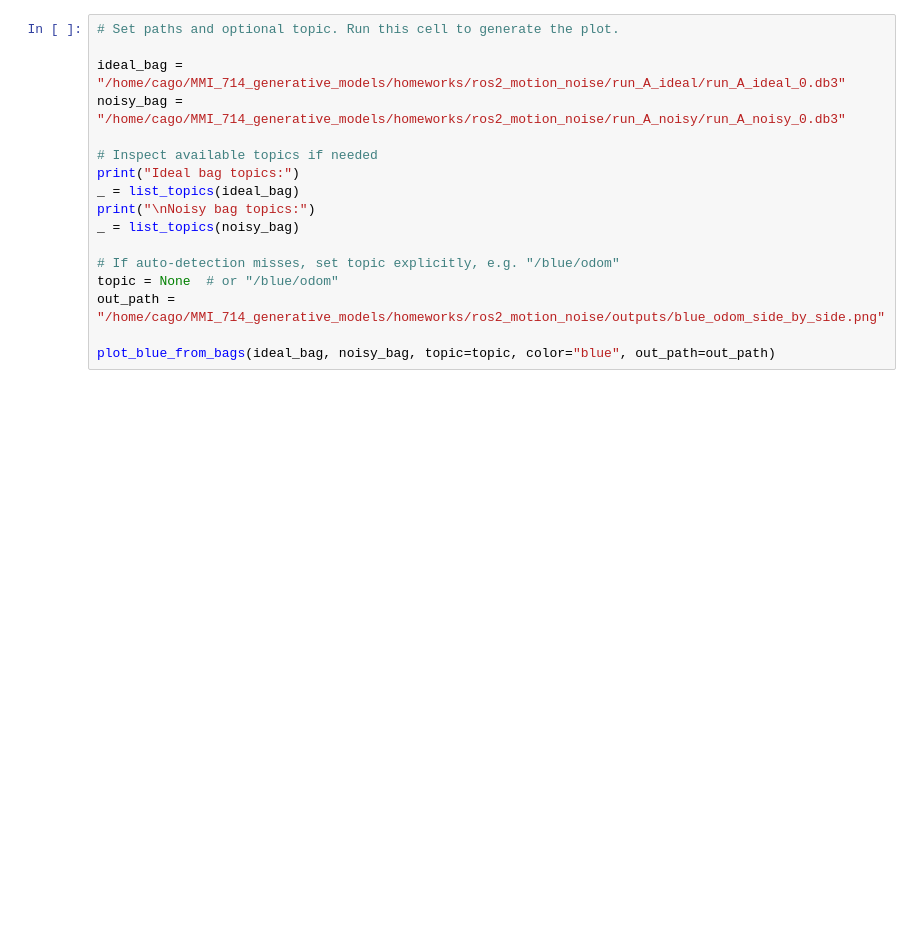
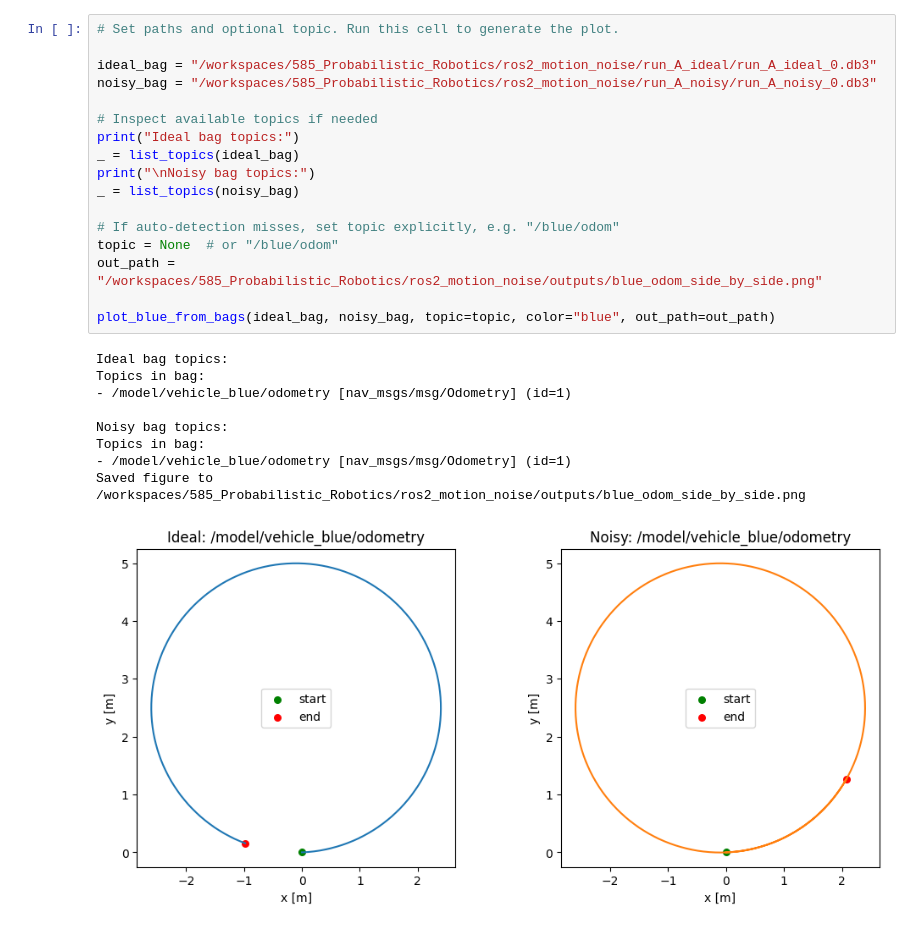
Before and after one commit to amnessa/585_Probabilistic_Robotics, a Jupyter notebook: ros2_motion_noise/ros2_db3_parser.ipynb, the cells around one changed output. Drawn from its saved outputs; the diff is of its cells as text; blank space fills up the shorter version.

```diff
--- a/ros2_motion_noise/ros2_db3_parser.ipynb
+++ b/ros2_motion_noise/ros2_db3_parser.ipynb
@@ -197,17 +204,27 @@ if __name__ == "__main__":
 # %%
 # Set paths and optional topic. Run this cell to generate the plot.
 
-ideal_bag = "/home/cago/MMI_714_generative_models/homeworks/ros2_motion_noise/run_A_ideal/run_A_ideal_0.db3"
-noisy_bag = "/home/cago/MMI_714_generative_models/homeworks/ros2_motion_noise/run_A_noisy/run_A_noisy_0.db3"
+ideal_bag = "/workspaces/585_Probabilistic_Robotics/ros2_motion_noise/run_A_ideal/run_A_ideal_0.db3"
+noisy_bag = "/workspaces/585_Probabilistic_Robotics/ros2_motion_noise/run_A_noisy/run_A_noisy_0.db3"
 
 # Inspect available topics if needed
 print("Ideal bag topics:")
 _ = list_topics(ideal_bag)
 print("\nNoisy bag topics:")
 _ = list_topics(noisy_bag)
 
 # If auto-detection misses, set topic explicitly, e.g. "/blue/odom"
 topic = None  # or "/blue/odom"
-out_path = "/home/cago/MMI_714_generative_models/homeworks/ros2_motion_noise/outputs/blue_odom_side_by_side.png"
+out_path = "/workspaces/585_Probabilistic_Robotics/ros2_motion_noise/outputs/blue_odom_side_by_side.png"
 
 plot_blue_from_bags(ideal_bag, noisy_bag, topic=topic, color="blue", out_path=out_path)
+# %% [output]
+Ideal bag topics:
+Topics in bag:
+- /model/vehicle_blue/odometry [nav_msgs/msg/Odometry] (id=1)
+
+Noisy bag topics:
+Topics in bag:
+- /model/vehicle_blue/odometry [nav_msgs/msg/Odometry] (id=1)
+Saved figure to /workspaces/585_Probabilistic_Robotics/ros2_motion_noise/outputs/blue_odom_side_by_side.png
+[figure, added]
```
Also changed, not shown: parts of 1 cell of this notebook, 6 other files.
